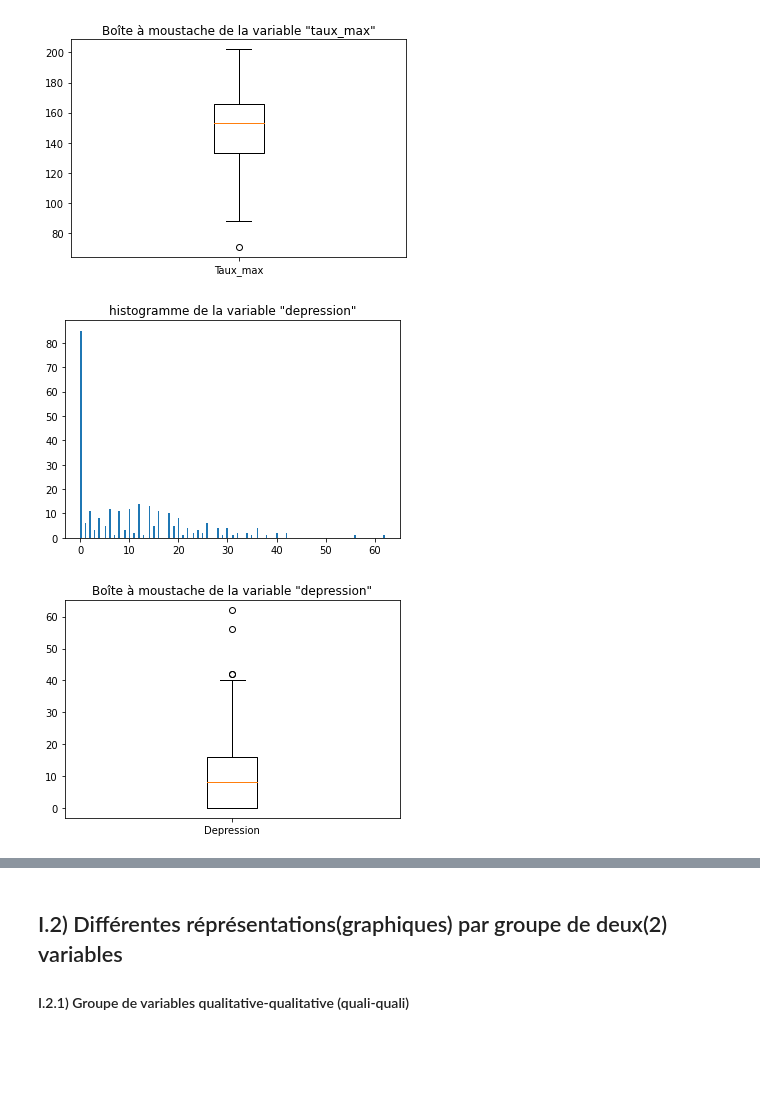
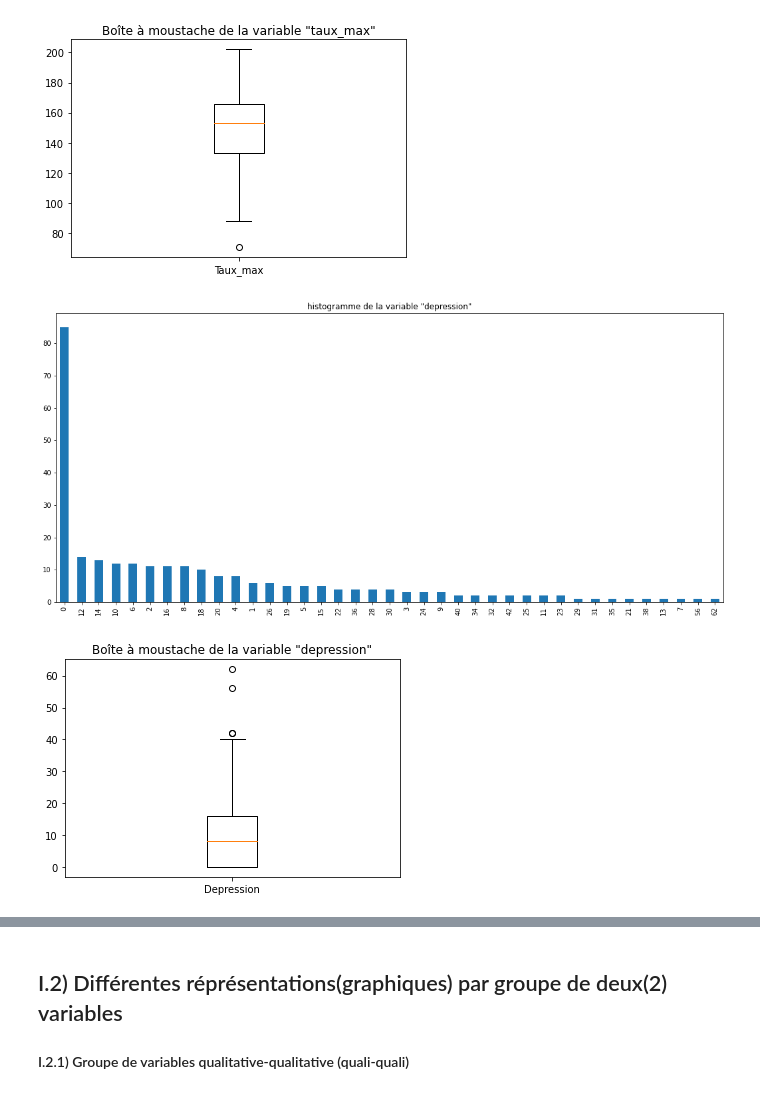
Before and after one commit to Donald1507/matplotlib-seaborn, a Jupyter notebook: Veille Matplotlib.pyplot .ipynb, the cells around one changed output, grey strips where cells are left out. Drawn from its saved outputs; the diff is of its cells as text; code cells hidden in the pictures; blank space fills up the shorter version.

```diff
--- a/Veille Matplotlib.pyplot .ipynb
+++ b/Veille Matplotlib.pyplot .ipynb
@@ -181,15 +181,16 @@ plt.show()
 [figure]
 [figure]
 # %%
-plt.hist(data['depression'], bins=200)
+plt.figure(figsize=(18,8))
+data['depression'].value_counts().plot.bar()
 plt.title('histogramme de la variable "depression"')
 plt.show()
 
 plt.boxplot(data.depression)
 plt.title('Boîte à moustache de la variable "depression"')
 plt.gca().xaxis.set_ticklabels(['Depression'])
 plt.show()
 # %% [output]
-[figure, old version]
+[figure, new version]
 [figure]
 # %%
```
Also changed, not shown: parts of 45 cells of this notebook.
